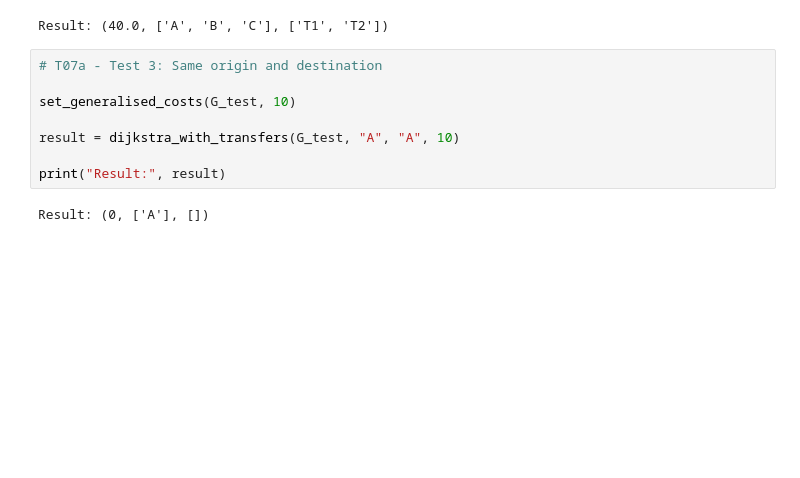
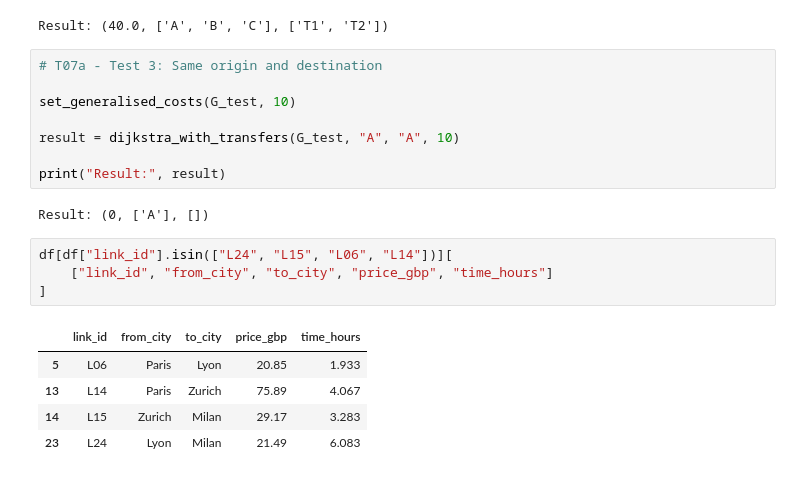
Before and after one commit to joem20/Planning-Europe, a Jupyter notebook: Graph_Construction.ipynb, the cells around one changed output. Cells and saved outputs as stored; diff of their text form; blank space fills up the shorter version.

```diff
--- a/Graph_Construction.ipynb
+++ b/Graph_Construction.ipynb
@@ -1610,3 +1610,13 @@ result = dijkstra_with_transfers(G_test, "A", "A", 10)
 print("Result:", result)
 # %% [output]
 Result: (0, ['A'], [])
+# %%
+df[df["link_id"].isin(["L24", "L15", "L06", "L14"])][
+    ["link_id", "from_city", "to_city", "price_gbp", "time_hours"]
+]
+# %% [output]
+|  | link_id | from_city | to_city | price_gbp | time_hours |
+| 5 | L06 | Paris | Lyon | 20.85 | 1.933 |
+| 13 | L14 | Paris | Zurich | 75.89 | 4.067 |
+| 14 | L15 | Zurich | Milan | 29.17 | 3.283 |
+| 23 | L24 | Lyon | Milan | 21.49 | 6.083 |
```
Also changed, not shown: parts of 2 cells of this notebook.
